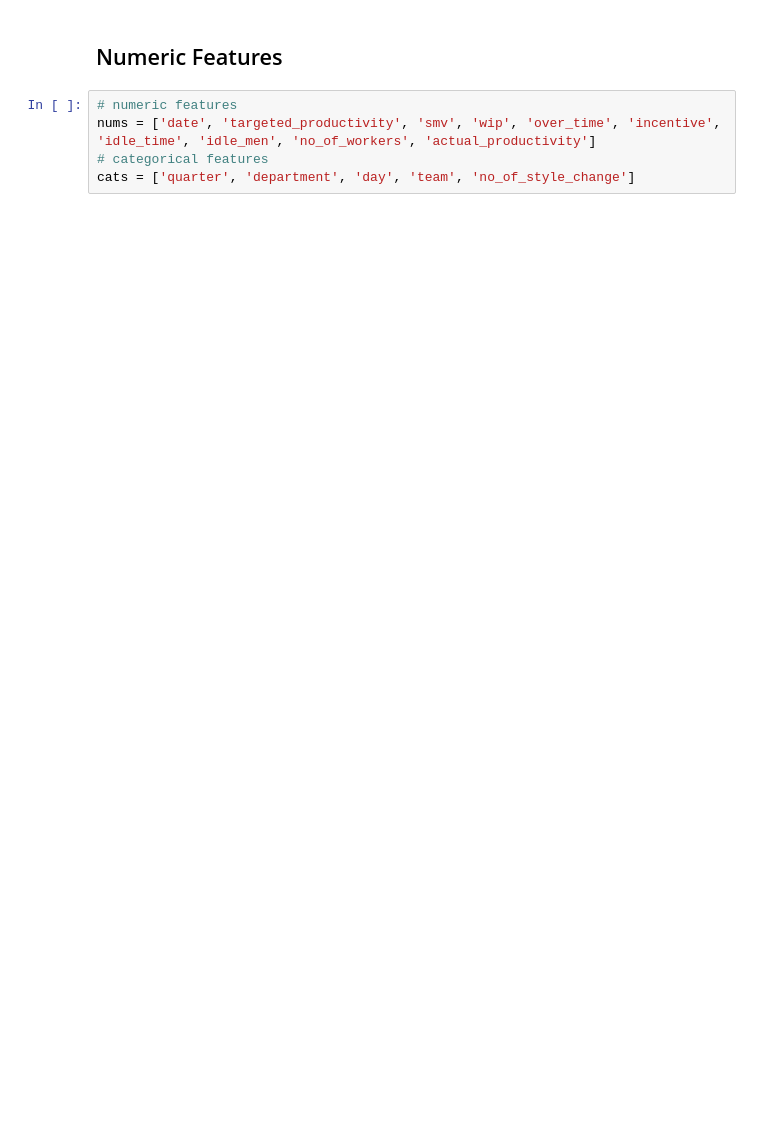
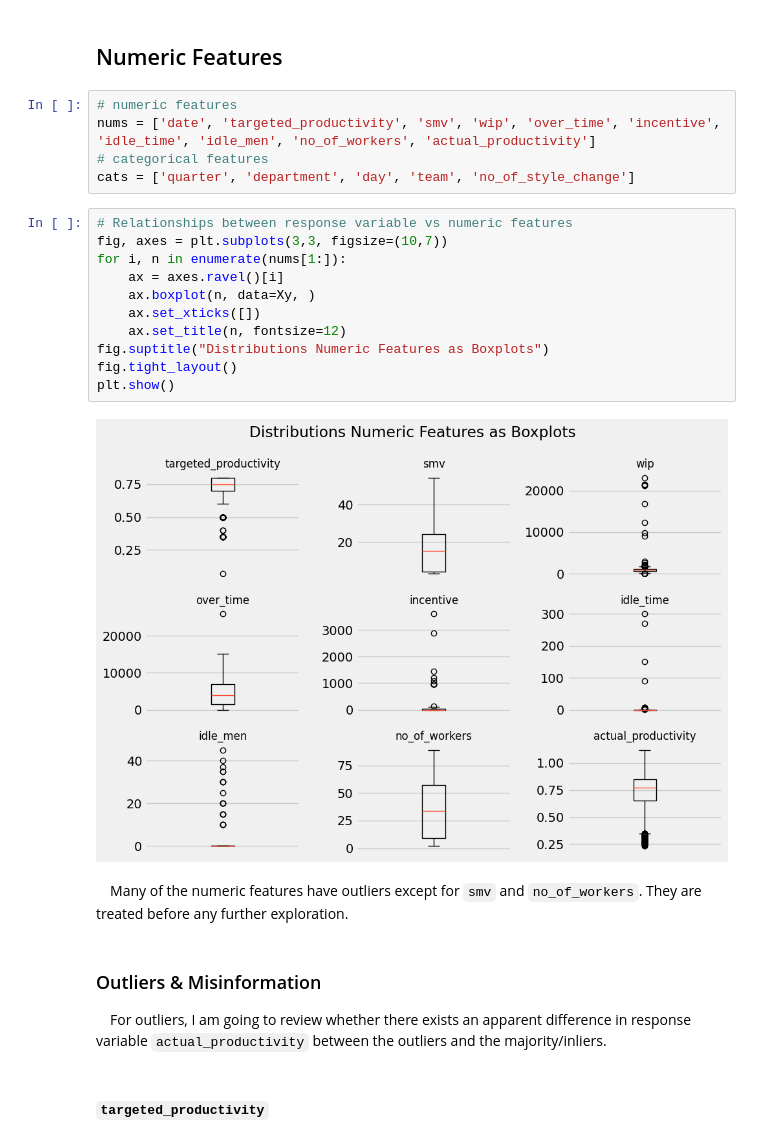
Before and after one commit to moscmh/productivity-prediction, a Jupyter notebook: garment.ipynb, the cells around one changed output. Drawn from its saved outputs; the diff is of its cells as text; blank space fills up the shorter version.

```diff
--- a/garment.ipynb
+++ b/garment.ipynb
@@ -173,3 +177,23 @@ plt.show()
 nums = ['date', 'targeted_productivity', 'smv', 'wip', 'over_time', 'incentive', 'idle_time', 'idle_men', 'no_of_workers', 'actual_productivity']
 # categorical features
 cats = ['quarter', 'department', 'day', 'team', 'no_of_style_change']
+# %%
+# Relationships between response variable vs numeric features
+fig, axes = plt.subplots(3,3, figsize=(10,7))
+for i, n in enumerate(nums[1:]):
+    ax = axes.ravel()[i]
+    ax.boxplot(n, data=Xy, )
+    ax.set_xticks([])
+    ax.set_title(n, fontsize=12)
+fig.suptitle("Distributions Numeric Features as Boxplots")
+fig.tight_layout()
+plt.show()
+# %% [output]
+[figure, added]
+# %% [markdown]
+&emsp;Many of the numeric features have outliers except for `smv` and `no_of_workers`. They are treated before any further exploration.
+# %% [markdown]
+### Outliers & Misinformation<a id='outlier'></a>
+&emsp;For outliers, I am going to review whether there exists an apparent difference in response variable `actual_productivity` between the outliers and the majority/inliers.
+# %% [markdown]
+#### `targeted_productivity`
```
Also changed, not shown: parts of 9 cells of this notebook.
